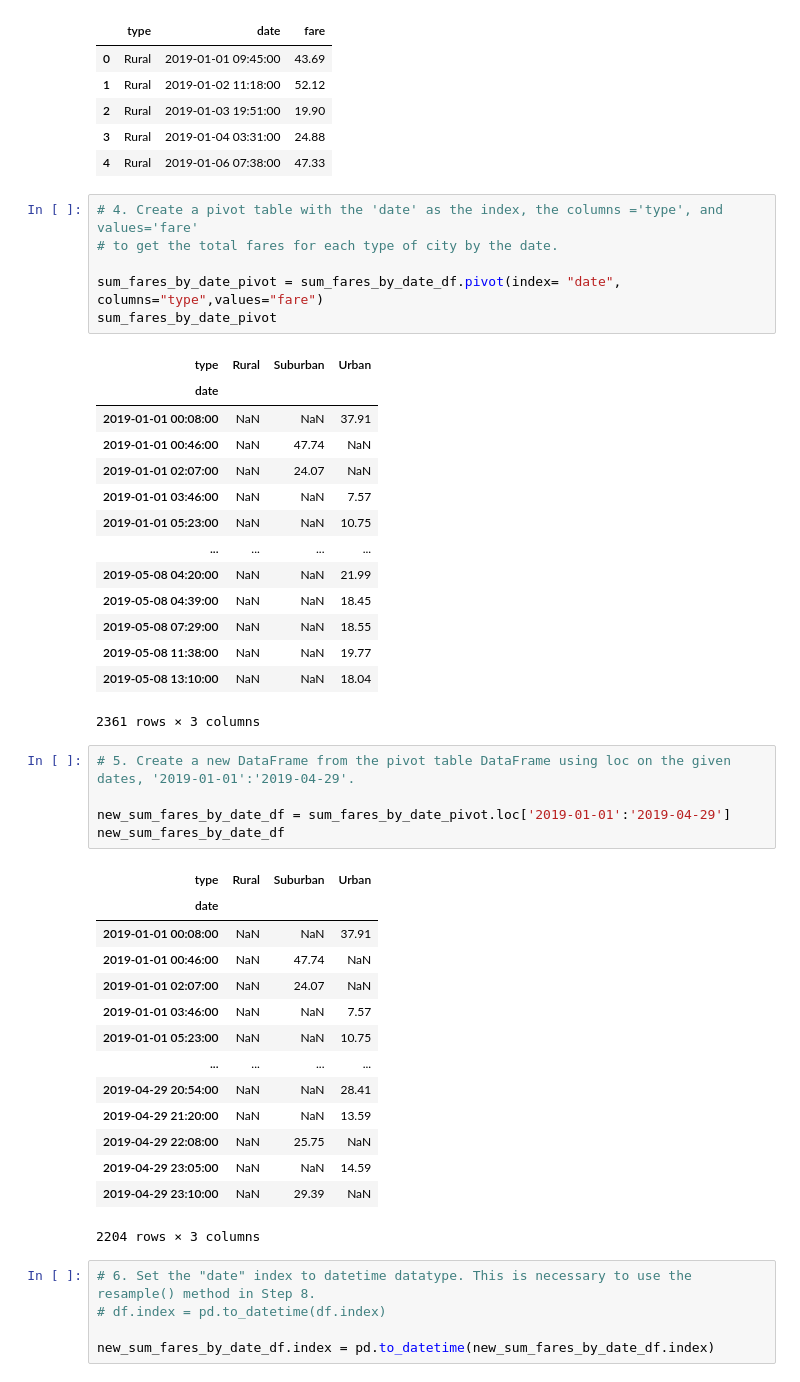
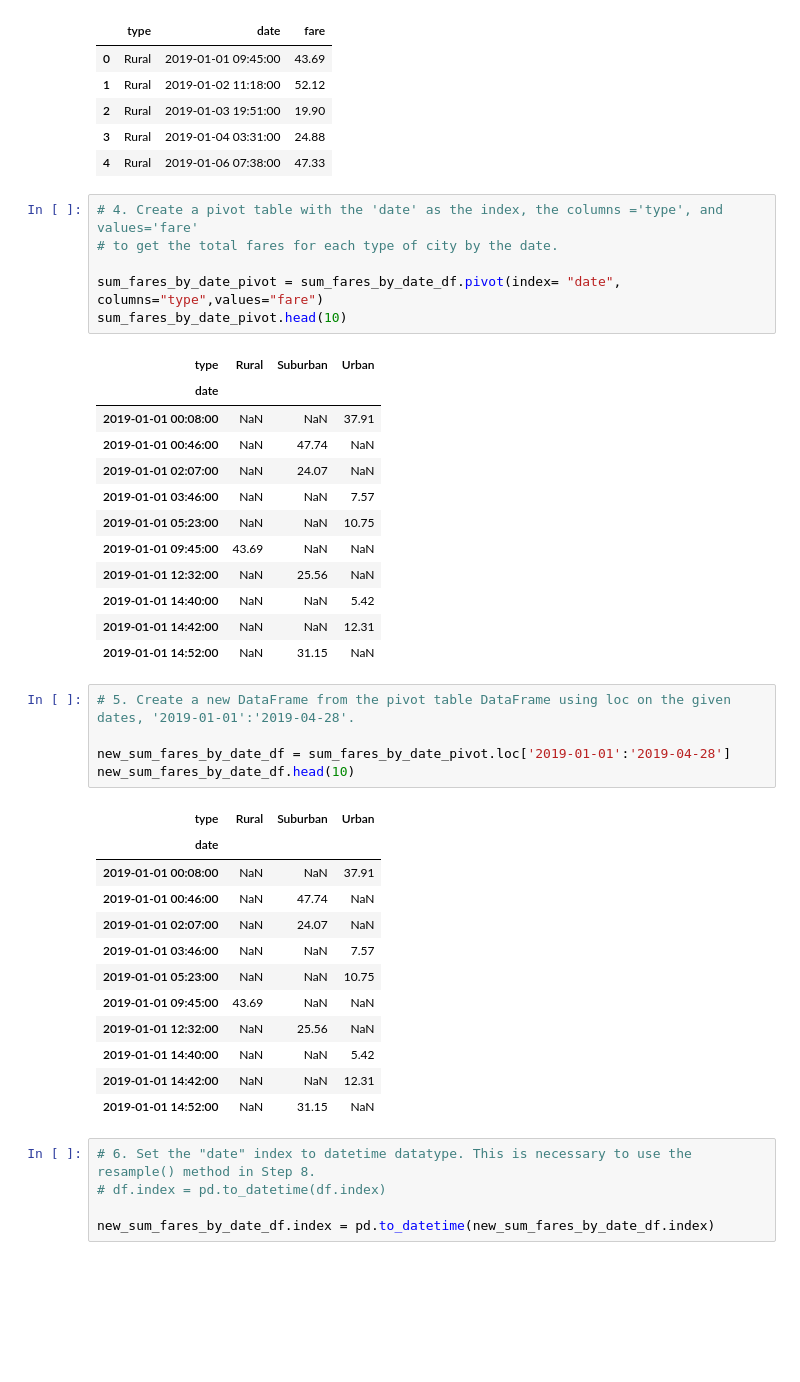
Before and after one commit to lem1123/PyBer_Analysis, a Jupyter notebook: PyBer_Challenge_starter_code.ipynb, the cells around one changed output. Cells and saved outputs as stored; diff of their text form; blank space fills up the shorter version.

```diff
--- a/PyBer_Challenge_starter_code.ipynb
+++ b/PyBer_Challenge_starter_code.ipynb
@@ -191,7 +191,7 @@ sum_fares_by_date_df.head()
 # to get the total fares for each type of city by the date.
 
 sum_fares_by_date_pivot = sum_fares_by_date_df.pivot(index= "date", columns="type",values="fare")
-sum_fares_by_date_pivot
+sum_fares_by_date_pivot.head(10)
 # %% [output]
 | type | Rural | Suburban | Urban |
 | date |  |  |  |
@@ -200,33 +200,29 @@ sum_fares_by_date_pivot
 | 2019-01-01 02:07:00 | NaN | 24.07 | NaN |
 | 2019-01-01 03:46:00 | NaN | NaN | 7.57 |
 | 2019-01-01 05:23:00 | NaN | NaN | 10.75 |
-| ... | ... | ... | ... |
-| 2019-05-08 04:20:00 | NaN | NaN | 21.99 |
-| 2019-05-08 04:39:00 | NaN | NaN | 18.45 |
-| 2019-05-08 07:29:00 | NaN | NaN | 18.55 |
-| 2019-05-08 11:38:00 | NaN | NaN | 19.77 |
-| 2019-05-08 13:10:00 | NaN | NaN | 18.04 |
+| 2019-01-01 09:45:00 | 43.69 | NaN | NaN |
+| 2019-01-01 12:32:00 | NaN | 25.56 | NaN |
+| 2019-01-01 14:40:00 | NaN | NaN | 5.42 |
+| 2019-01-01 14:42:00 | NaN | NaN | 12.31 |
+| 2019-01-01 14:52:00 | NaN | 31.15 | NaN |
-2361 rows × 3 columns
 # %%
-# 5. Create a new DataFrame from the pivot table DataFrame using loc on the given dates, '2019-01-01':'2019-04-29'.
+# 5. Create a new DataFrame from the pivot table DataFrame using loc on the given dates, '2019-01-01':'2019-04-28'.
 
-new_sum_fares_by_date_df = sum_fares_by_date_pivot.loc['2019-01-01':'2019-04-29']
-new_sum_fares_by_date_df
+new_sum_fares_by_date_df = sum_fares_by_date_pivot.loc['2019-01-01':'2019-04-28']
+new_sum_fares_by_date_df.head(10)
 # %% [output]
 | type | Rural | Suburban | Urban |
 | date |  |  |  |
 | 2019-01-01 00:08:00 | NaN | NaN | 37.91 |
 | 2019-01-01 00:46:00 | NaN | 47.74 | NaN |
 | 2019-01-01 02:07:00 | NaN | 24.07 | NaN |
 | 2019-01-01 03:46:00 | NaN | NaN | 7.57 |
 | 2019-01-01 05:23:00 | NaN | NaN | 10.75 |
-| ... | ... | ... | ... |
-| 2019-04-29 20:54:00 | NaN | NaN | 28.41 |
-| 2019-04-29 21:20:00 | NaN | NaN | 13.59 |
-| 2019-04-29 22:08:00 | NaN | 25.75 | NaN |
-| 2019-04-29 23:05:00 | NaN | NaN | 14.59 |
-| 2019-04-29 23:10:00 | NaN | 29.39 | NaN |
+| 2019-01-01 09:45:00 | 43.69 | NaN | NaN |
+| 2019-01-01 12:32:00 | NaN | 25.56 | NaN |
+| 2019-01-01 14:40:00 | NaN | NaN | 5.42 |
+| 2019-01-01 14:42:00 | NaN | NaN | 12.31 |
+| 2019-01-01 14:52:00 | NaN | 31.15 | NaN |
-2204 rows × 3 columns
 # %%
 # 6. Set the "date" index to datetime datatype. This is necessary to use the resample() method in Step 8.
 # df.index = pd.to_datetime(df.index)
```
Also changed, not shown: parts of 3 cells of this notebook, 5 other files.
